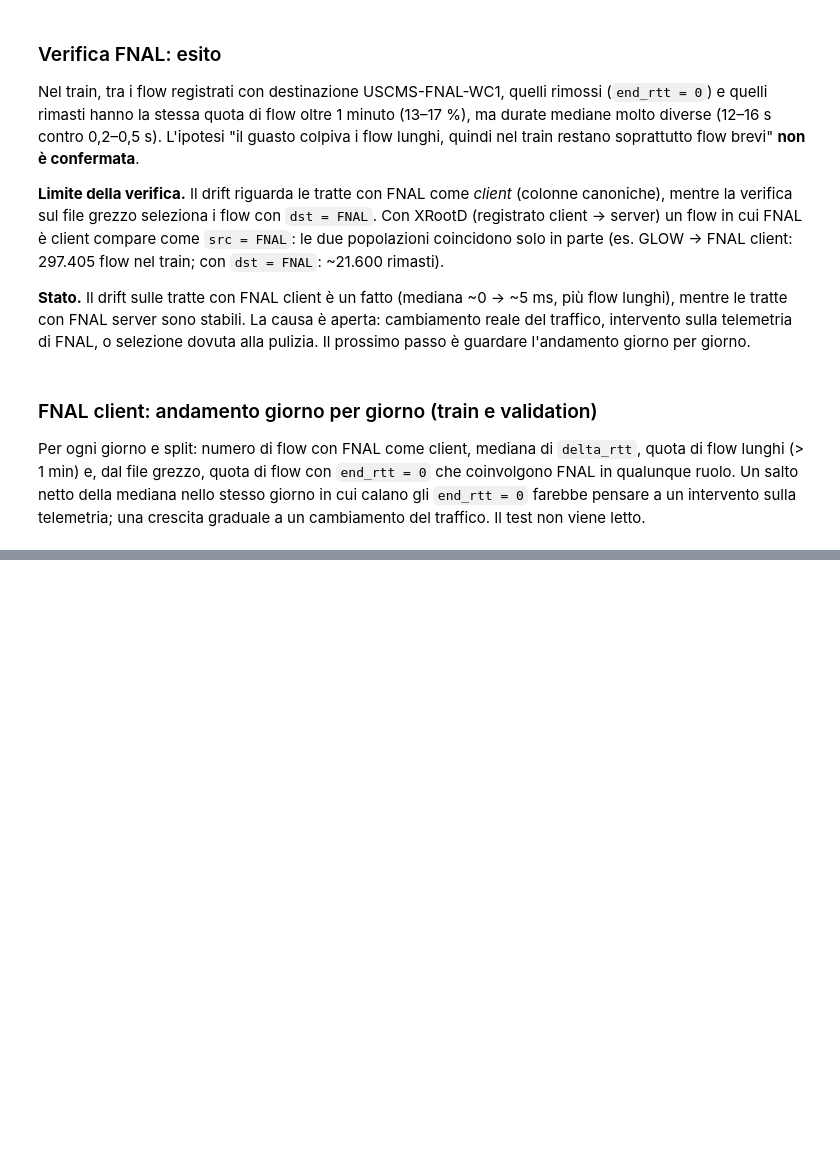
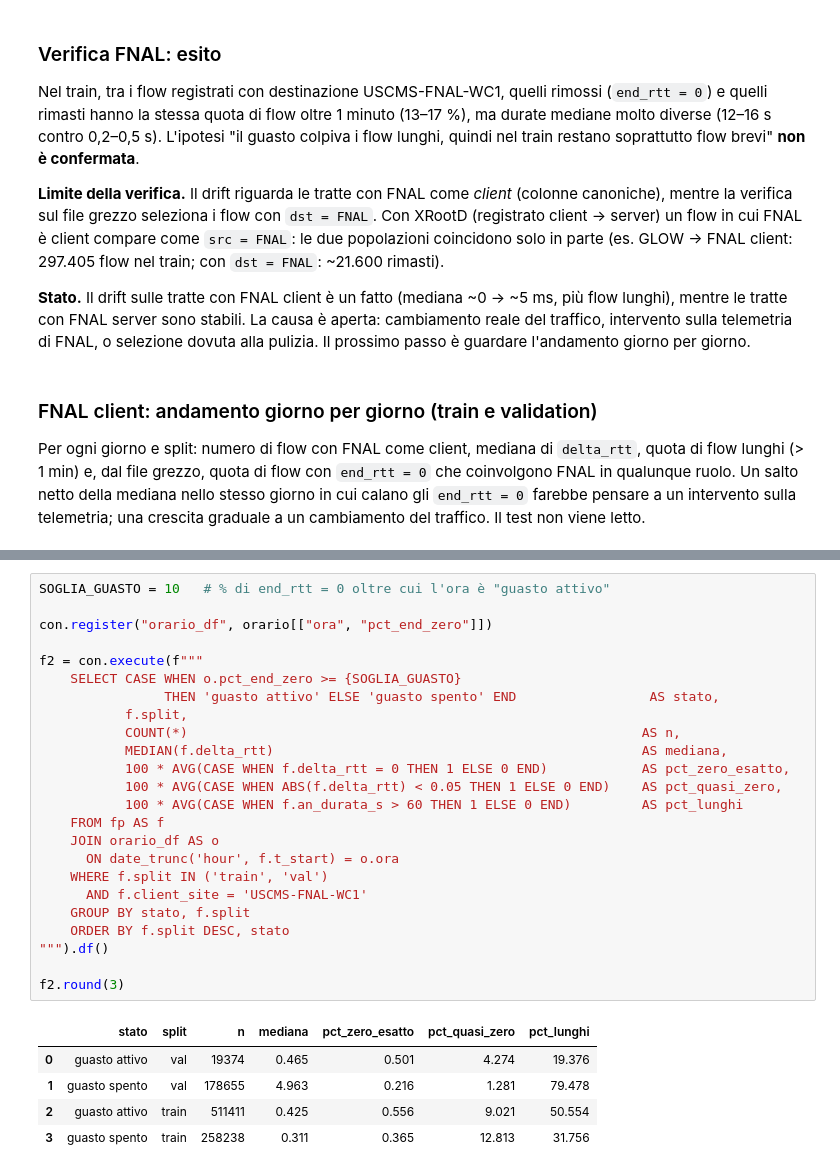
Before and after one commit to giovannipavan/flow-tokenization, a Jupyter notebook: results/03_baseline.ipynb, the cells around one changed output, grey strips where cells are left out. Cells and saved outputs as stored; diff of their text form; blank space fills up the shorter version.

```diff
--- a/results/03_baseline.ipynb
+++ b/results/03_baseline.ipynb
@@ -813,0 +927,30 @@ See https://pandas.pydata.org/docs/dev/whatsnew/v3.1.0.html#deprecation-inplace
+# %%
+SOGLIA_GUASTO = 10   # % di end_rtt = 0 oltre cui l'ora è "guasto attivo"
+
+con.register("orario_df", orario[["ora", "pct_end_zero"]])
+
+f2 = con.execute(f"""
+    SELECT CASE WHEN o.pct_end_zero >= {SOGLIA_GUASTO}
+                THEN 'guasto attivo' ELSE 'guasto spento' END                 AS stato,
+           f.split,
+           COUNT(*)                                                          AS n,
+           MEDIAN(f.delta_rtt)                                               AS mediana,
+           100 * AVG(CASE WHEN f.delta_rtt = 0 THEN 1 ELSE 0 END)            AS pct_zero_esatto,
+           100 * AVG(CASE WHEN ABS(f.delta_rtt) < 0.05 THEN 1 ELSE 0 END)    AS pct_quasi_zero,
+           100 * AVG(CASE WHEN f.an_durata_s > 60 THEN 1 ELSE 0 END)         AS pct_lunghi
+    FROM fp AS f
+    JOIN orario_df AS o
+      ON date_trunc('hour', f.t_start) = o.ora
+    WHERE f.split IN ('train', 'val')
+      AND f.client_site = 'USCMS-FNAL-WC1'
+    GROUP BY stato, f.split
+    ORDER BY f.split DESC, stato
+""").df()
+
+f2.round(3)
+# %% [output]
+|  | stato | split | n | mediana | pct_zero_esatto | pct_quasi_zero | pct_lunghi |
+| 0 | guasto attivo | val | 19374 | 0.465 | 0.501 | 4.274 | 19.376 |
+| 1 | guasto spento | val | 178655 | 4.963 | 0.216 | 1.281 | 79.478 |
+| 2 | guasto attivo | train | 511411 | 0.425 | 0.556 | 9.021 | 50.554 |
+| 3 | guasto spento | train | 258238 | 0.311 | 0.365 | 12.813 | 31.756 |
```
Also changed, not shown: parts of 14 cells of this notebook, 3 other files.
